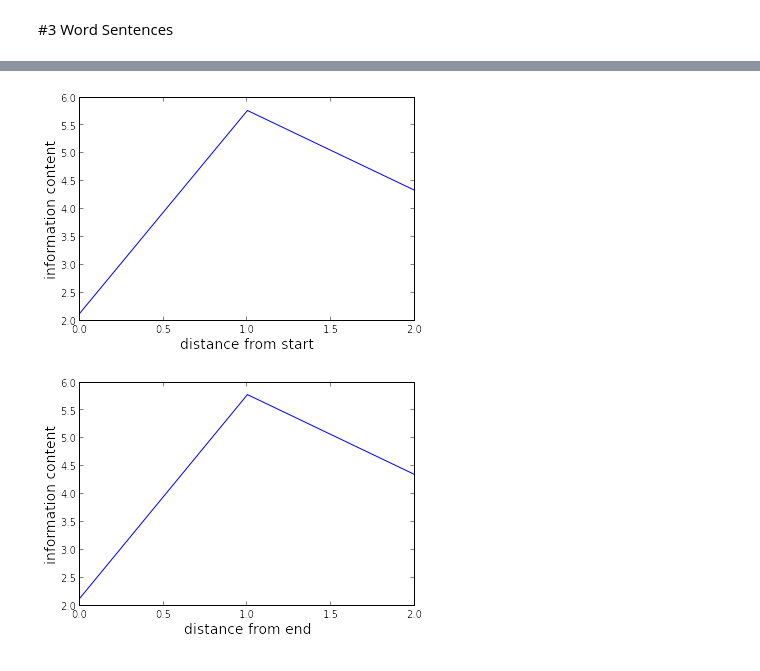
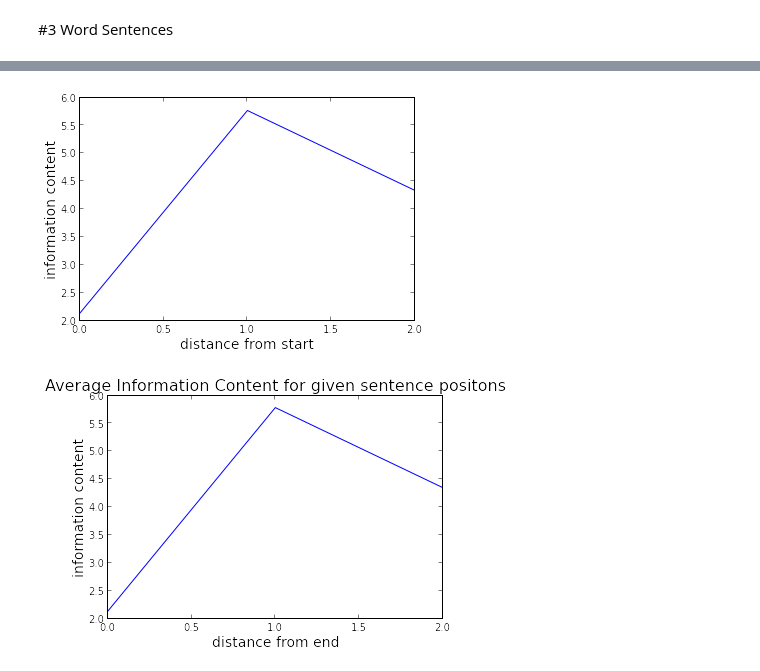
Before and after one commit to gabriellee/WM, a Jupyter notebook: word_info_vs_pos/Short_Sentences.ipynb, the cells around one changed output, grey strips where cells are left out. Cells and saved outputs as stored; diff of their text form; code cells hidden in the pictures.

```diff
--- a/word_info_vs_pos/Short_Sentences.ipynb
+++ b/word_info_vs_pos/Short_Sentences.ipynb
@@ -21,22 +21,23 @@ calculating probability of surprise given position
 # %%
 %matplotlib inline
 
 data = list(csv.reader(open("pos_info_3_word_sents.csv","r")))
 
 y_start = data[0]
 y_end = data[1]
 x = data[2]
 
 plt.figure(1)
 p1, = plt.plot(x,y_start)
 plt.xlabel("distance from start", fontsize = 14)
 plt.ylabel("information content", fontsize = 14)
 
 plt.figure(2)
 p2, = plt.plot(x,y_end)
 plt.xlabel("distance from end", fontsize = 14)
 plt.ylabel("information content", fontsize = 14)
+plt.title("Average Information Content for given sentence positons", fontsize = 16)
 plt.show()
 # %% [output]
 [figure]
-[figure, old version]
+[figure, new version]
```
Also changed, not shown: parts of 3 cells of this notebook, 2 other files.
